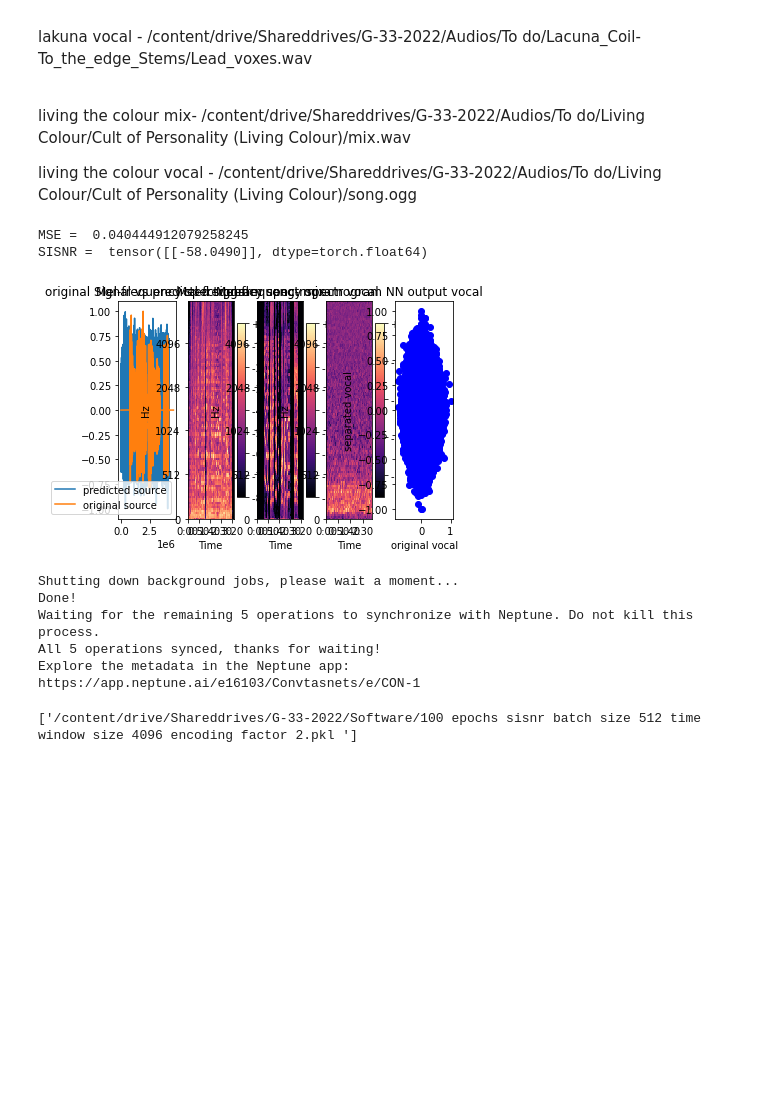
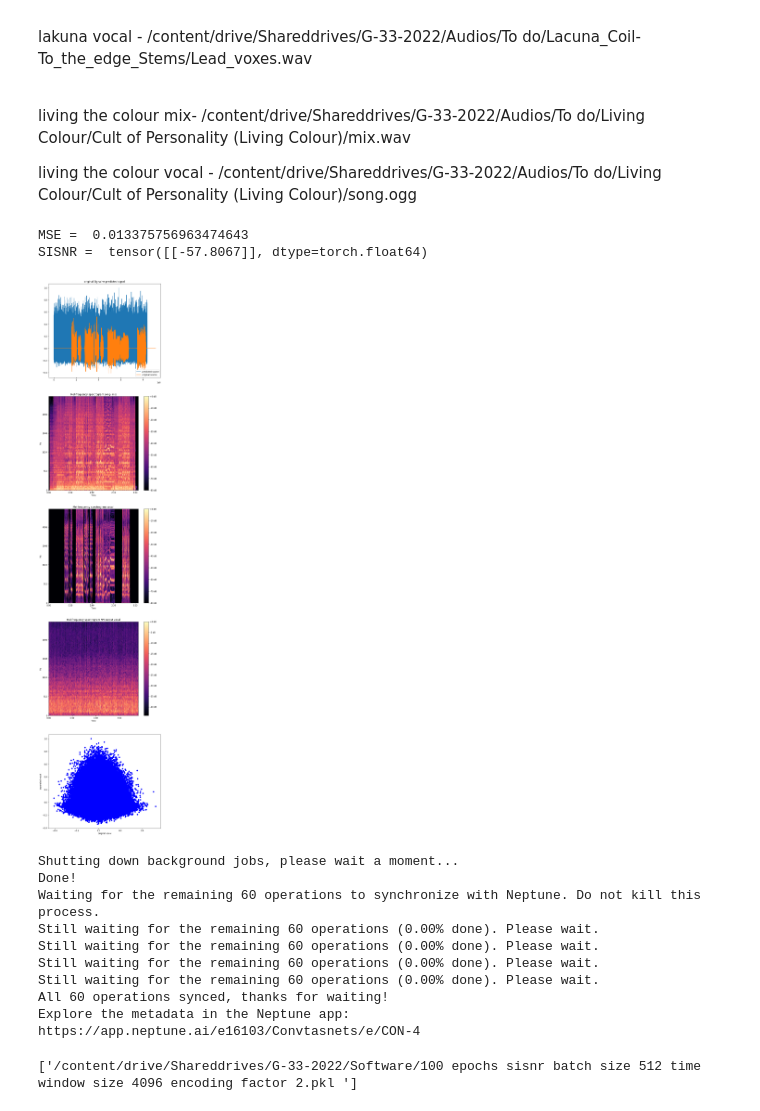
Before and after one commit to Rashen103/Convtasnet, a Jupyter notebook: Convtasnetsem 8.ipynb, the cells around one changed output. Saved outputs shown, nothing was run; the diff lists cells and outputs as text; code cells hidden in the pictures; blank space fills up the shorter version.

```diff
--- a/Convtasnetsem 8.ipynb
+++ b/Convtasnetsem 8.ipynb
@@ -107,7 +109,9 @@ class convTasnet(nn.Module):
       reduced_time_size = math.floor(time_window_size/2)                                                            #the number of features of the output from encoder(reduced input)
       kernal_size = 3
                                                                                                   #kernal size should be less than the L value of theoneDconv block
+
       self.encoder = OneDConvBlock(time_window_size,reduced_time_size,batch_size,kernal_size,reduced_time_size,1)   #dimension reduction. If input.shape(batch_size,time_window_size) what we need to reduce is time_window_size,Number of samples in order to transform the waveform in to a different representation.most probably the transpose of the input signal is insered here
+
       self.layerNorm = nn.LayerNorm(reduced_time_size)                                                              #traspose the output of encoder in oreder  to get [batch_size,time_window_size] form.Because of dimensionality reduction time_window_size will be reduced
       self.one_X_oneconv = nn.Conv1d(batch_size , batch_size, 7 ,stride=1, padding=3 , dilation=1 ,padding_mode='zeros')  #to get exact input shape as output,by restricting padding variable , padding = [stride*(Lout-1)-Lin + dilation * (kernal size -1) + 1]/2
 
@@ -131,8 +135,9 @@ class convTasnet(nn.Module):
 
       self.one_X_oneconv2 = nn.Conv1d(batch_size , batch_size, 7 ,stride=1, padding=3 , dilation=1 ,padding_mode='zeros')
       self.decoder = OneDConvBlock(reduced_time_size,reduced_time_size*2,batch_size,kernal_size,time_window_size,1)           #should increase time window size.hence the transposed signal is fed to the convD layer
-
-    def forward(self, x):                                             #x = [batch size,time window size] -----> we get the input in this form
+      self.cfinal = nn.Conv1d(batch_size*2,batch_size,1)
+    def forward(self, x):
+      inp = x                                            #x = [batch size,time window size] -----> we get the input in this form
       y,x     = self.encoder.forwardnet(torch.transpose(x,0,1))       #x = [reduced time window size,batch size] --->this is the parameter we pass inside to the neural network
       mixture = torch.transpose(x,0,1)                                #x = [batch size,time window size]------>multiply this with the masks derived elemant wise
 
@@ -161,7 +166,10 @@ class convTasnet(nn.Module):
       decod    = torch.mul(mask,mixture)                               #to_decode = [batch size,reduced time window size]
 
       out,sep      = self.decoder.forwardnet(torch.transpose(decod,0,1))
-      return torch.transpose(sep,0,1)
+      out = torch.transpose(sep,0,1)
+      out = torch.cat((out,inp),0)
+      out = F.rrelu(self.cfinal(out))
+      return out
 
 
 
@@ -314,10 +332,10 @@ n = input('vocal path - ')
 (test, sr)=librosa.load(m)
 (vocal, sr)=librosa.load(n)
 n = min(len(vocal),len(test))
-test=test[0:n]+vocal[0:n]
+#test=test[0:n]+vocal[0:n]
 
-vocal = librosa.util.normalize(vocal)
-test = librosa.util.normalize(test)
+# vocal = librosa.util.normalize(vocal)
+# test = librosa.util.normalize(test)
 
 
 
@@ -425,29 +444,32 @@ loss_function = SISNR(n)
 loss = loss_function(torch.tensor(aud[0:n].astype(float)),torch.tensor(vocal[0:n].astype(float)))
 print("SISNR = ", loss)
 
-run["test files/lossMSE"].log(mse)
+run[f"test files/lossMSE-{songname}"].log(mse)
 
-run["test files/lossSISNR"].log(loss)
+run[f"test files/lossSISNR-{songname}"].log(loss)
 # %% [output]
-MSE =  0.040444912079258245
-SISNR =  tensor([[-58.0490]], dtype=torch.float64)
+MSE =  0.013375756963474643
+SISNR =  tensor([[-57.8067]], dtype=torch.float64)
 # %%
-S = librosa.feature.melspectrogram(y=test, sr=sr, n_mels=128,
-                                    fmax=8000)
+
 import matplotlib.pyplot as plt
 import librosa.display
 
 
 fig = plt.figure()
+fig.set_figwidth(10)
+fig.set_figheight(50)
 
-ax1 = fig.add_subplot(1,5,1)
+ax1 = fig.add_subplot(5,1,1)
 plt.title("original Signal vs predicted signal")
 ax1.plot(aud)
 ax1.plot(vocal)
 plt.legend(["predicted source", "original source"], loc ="lower right")
 
 
-ax2 = fig.add_subplot(1,5,2)
+S = librosa.feature.melspectrogram(y=test, sr=sr, n_mels=128,
+                                    fmax=8000)
+ax2 = fig.add_subplot(5,1,2)
 S_dB = librosa.power_to_db(S, ref=np.max)
 img = librosa.display.specshow(S_dB, x_axis='time',
                          y_axis='mel', sr=sr,
@@ -460,45 +482,49 @@ ax2.set(title='Mel-frequency spectrogram song- mix')
 S = librosa.feature.melspectrogram(y=vocal, sr=sr, n_mels=128,
                                     fmax=8000)
 
-ax3 = fig.add_subplot(1,5,3)
+ax3 = fig.add_subplot(5,1,3)
 S_dB = librosa.power_to_db(S, ref=np.max)
 img = librosa.display.specshow(S_dB, x_axis='time',
                          y_axis='mel', sr=sr,
                          fmax=8000, ax=ax3)
 fig.colorbar(img, ax=ax3, format='%+2.0f dB')
 ax3.set(title='Mel-frequency spectrogram vocal ')
 
 
 
 S = librosa.feature.melspectrogram(y=aud, sr=sr, n_mels=128,
                                     fmax=8000)
-ax4 = fig.add_subplot(1,5,4)
+ax4 = fig.add_subplot(5,1,4)
 S_dB = librosa.power_to_db(S, ref=np.max)
 img = librosa.display.specshow(S_dB, x_axis='time',
                          y_axis='mel', sr=sr,
                          fmax=8000, ax=ax4)
 fig.colorbar(img, ax=ax4, format='%+2.0f dB')
 ax4.set(title='Mel-frequency spectrogram NN output vocal')
 
-ax5 = fig.add_subplot(1,5,5)
+ax5 = fig.add_subplot(5,1,5)
 n = min(len(vocal),len(aud))
 ax5.scatter(vocal[0:n],aud[0:n], c ="blue")
 plt.xlabel("original vocal")
 plt.ylabel("separated vocal")
 
 plt.show()
 
 run["images/predictions"].log( File.as_image(fig))
 
 run.stop()
 # %% [output]
-[figure, old version]
+[figure, new version]
 Shutting down background jobs, please wait a moment...
 Done!
-Waiting for the remaining 5 operations to synchronize with Neptune. Do not kill this process.
-All 5 operations synced, thanks for waiting!
+Waiting for the remaining 60 operations to synchronize with Neptune. Do not kill this process.
+Still waiting for the remaining 60 operations (0.00% done). Please wait.
+Still waiting for the remaining 60 operations (0.00% done). Please wait.
+Still waiting for the remaining 60 operations (0.00% done). Please wait.
+Still waiting for the remaining 60 operations (0.00% done). Please wait.
+All 60 operations synced, thanks for waiting!
 Explore the metadata in the Neptune app:
-https://app.neptune.ai/e16103/Convtasnets/e/CON-1
+https://app.neptune.ai/e16103/Convtasnets/e/CON-4
 # %%
 for name, param in net.named_parameters():
     print(name, '\t\t', param.shape)
```
Also changed, not shown: parts of 12 cells of this notebook, 1 other file.
